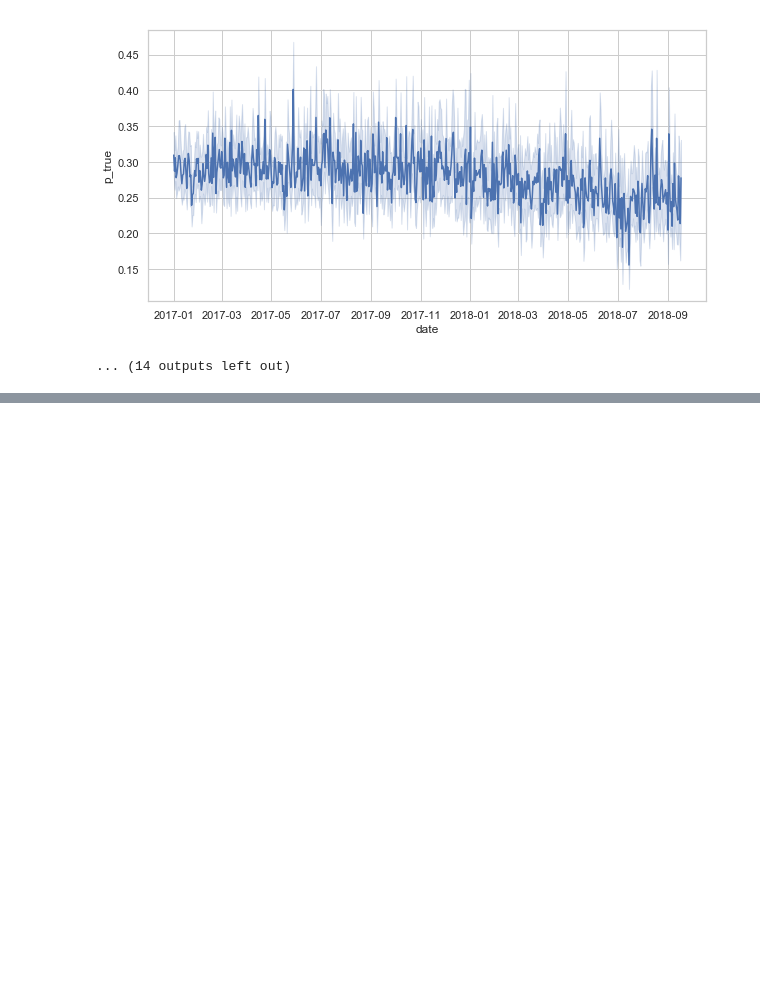
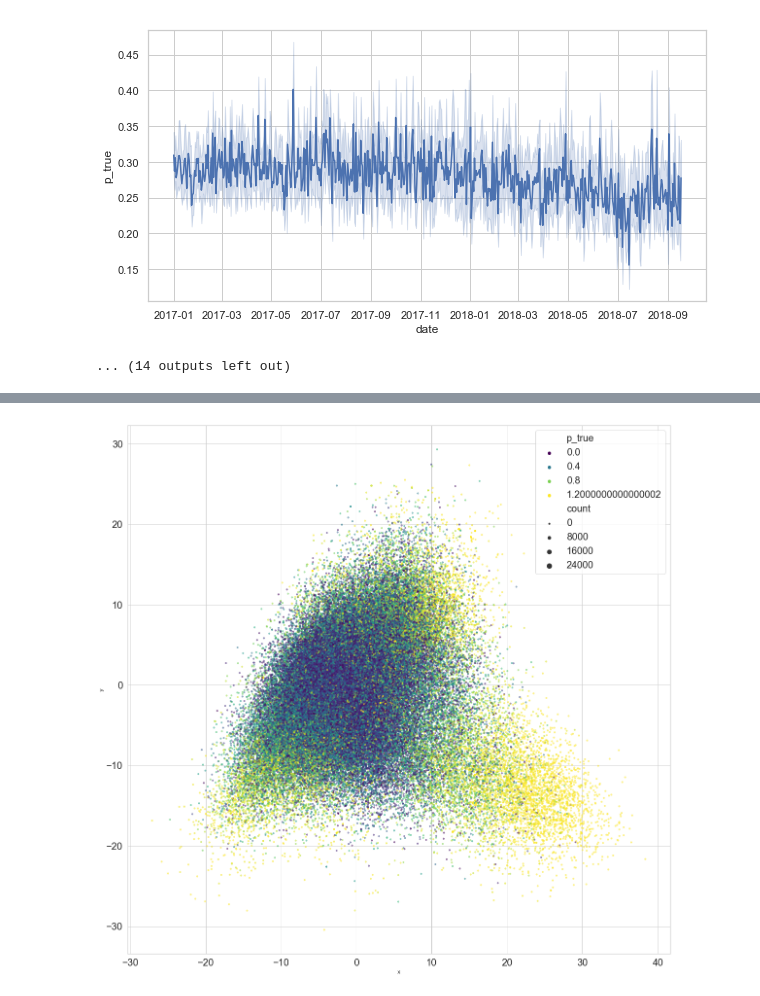
Before and after one commit to davidmcclure/news-vec, a Jupyter notebook: notebooks/37-time-acc.ipynb, the cells around one changed output, grey strips where cells are left out. Drawn from its saved outputs; the diff is of its cells as text; code cells hidden in the pictures; blank space fills up the shorter version.

```diff
--- a/notebooks/37-time-acc.ipynb
+++ b/notebooks/37-time-acc.ipynb
@@ -114,0 +128,19 @@ cnn.com
+# %%
+points = dfp.copy()
+points['x'] = embedding[:,0]
+points['y'] = embedding[:,1]
+
+plt.figure(figsize=(20,20))
+
+ax = sns.scatterplot(
+    x='x', y='y',
+    data=points.sample(frac=0.1),
+    hue='p_true',
+    edgecolor=None,
+    size='count',
+    sizes=(10, 100),
+    alpha=0.5,
+    palette='viridis'
+)
+# %% [output]
+[figure, added]
```
Also changed, not shown: parts of 3 cells of this notebook, 1 other file.
